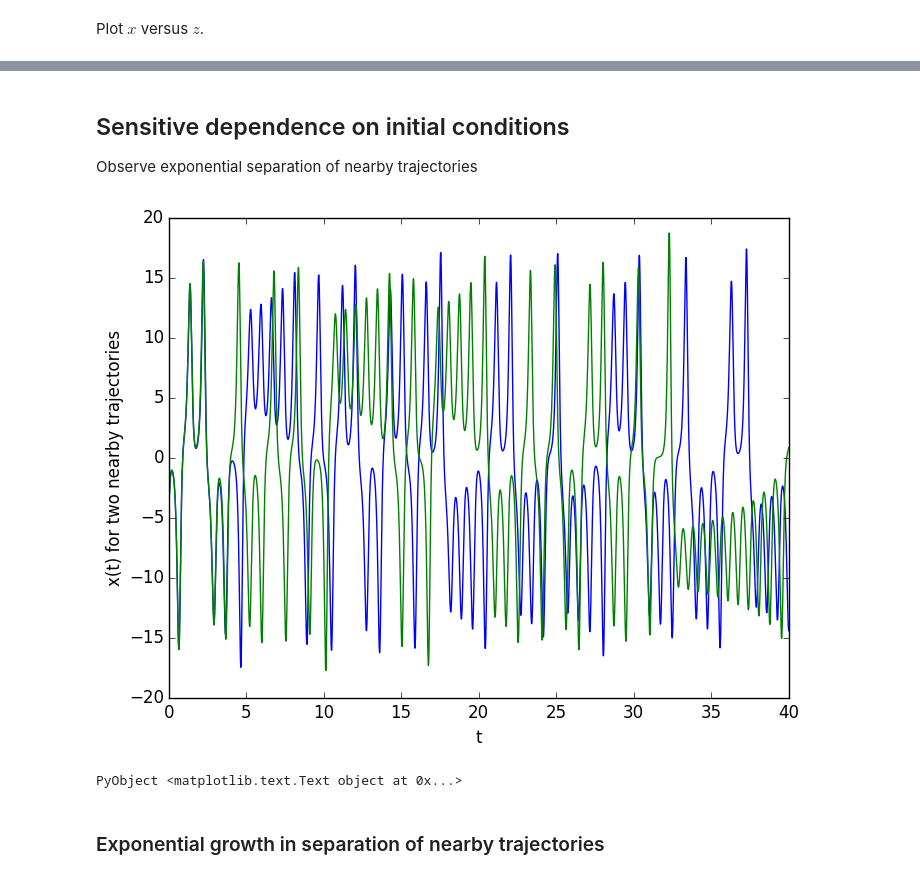
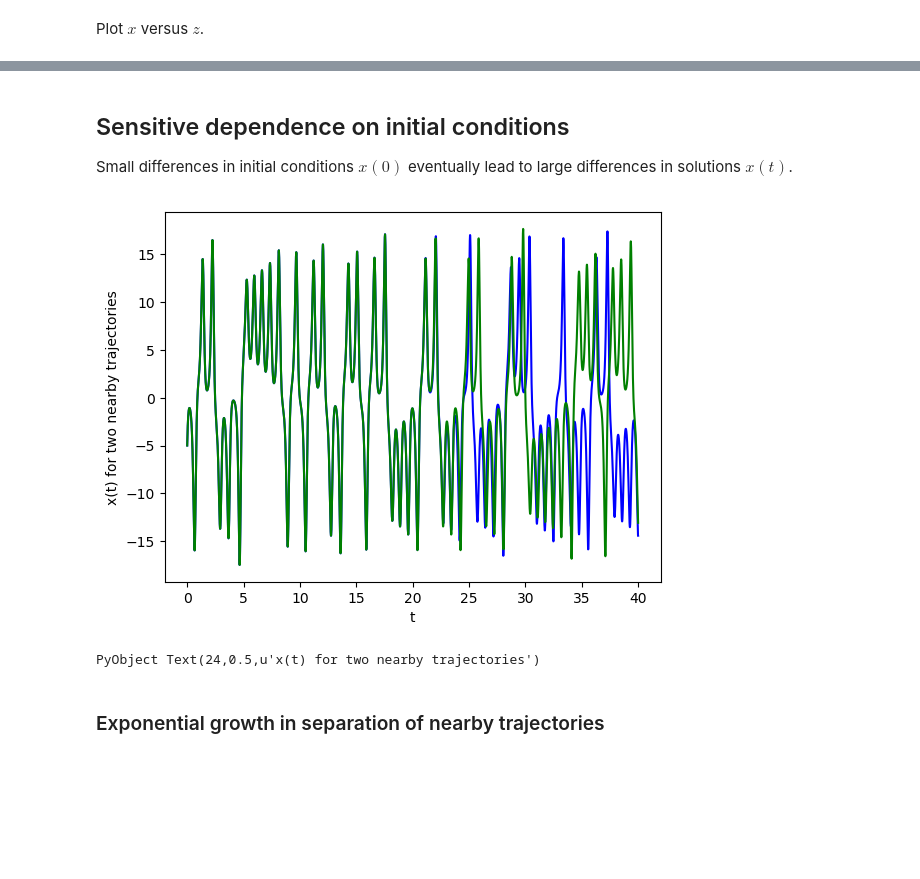
Before and after one commit to johnfgibson/math527, a Jupyter notebook: lectures/lecture-39-lorenz.ipynb, the cells around one changed output, grey strips where cells are left out. Saved outputs shown, nothing was run; the diff lists cells and outputs as text; code cells hidden in the pictures; blank space fills up the shorter version.

```diff
--- a/lectures/lecture-39-lorenz.ipynb
+++ b/lectures/lecture-39-lorenz.ipynb
@@ -46,9 +46,10 @@ function rk4(f, x₀, tspan)
 end
 
 # integrate ẋ = f(t,x) numerically from t=0 to t=T
-T = 40.0
+T = 20.0
 dt = 0.01
 x₀ = [-5; 0.2; 30.0]      # an initial condition near attractor
+x₀ = [-20; 20; 0]
 t,x = rk4(f, x₀, 0:dt:T)
 
 # plot trajectory x(t)
@@ -90,21 +91,21 @@ PyObject <matplotlib.text.Text object at 0x...>
-# %% [markdown]
-## Sensitive dependence on initial conditions
-
-Observe exponential separation of nearby trajectories
+# %% [markdown]
+## Sensitive dependence on initial conditions
+
+Small differences in initial conditions $x(0)$ eventually lead to large differences in solutions $x(t)$.
 # %%
 # integrate and plot two trajectories starting from nearby points
 x₀ = [-5; 0.2; 30.0]
-ϵ  = [0.1; 0.0; 0.0]
+ϵ  = [0.000000001; 0.0; 0.0]
 
 t1,x1 = rk4(f, x₀, t)
 t2,x2 = rk4(f, x₀+ϵ, t);
 plot(t1, x1[:,1], "b-")
 plot(t2, x2[:,1], "g-")
 xlabel("t")
 ylabel("x(t) for two nearby trajectories")
 # %% [output]
-[figure, old version]
+[figure, new version]
-PyObject <matplotlib.text.Text object at 0x...>
+PyObject Text(24,0.5,u'x(t) for two nearby trajectories')
 # %% [markdown]
 ### Exponential growth in separation of nearby trajectories
 # %%
```
Also changed, not shown: parts of 8 cells of this notebook, 3 other files.
